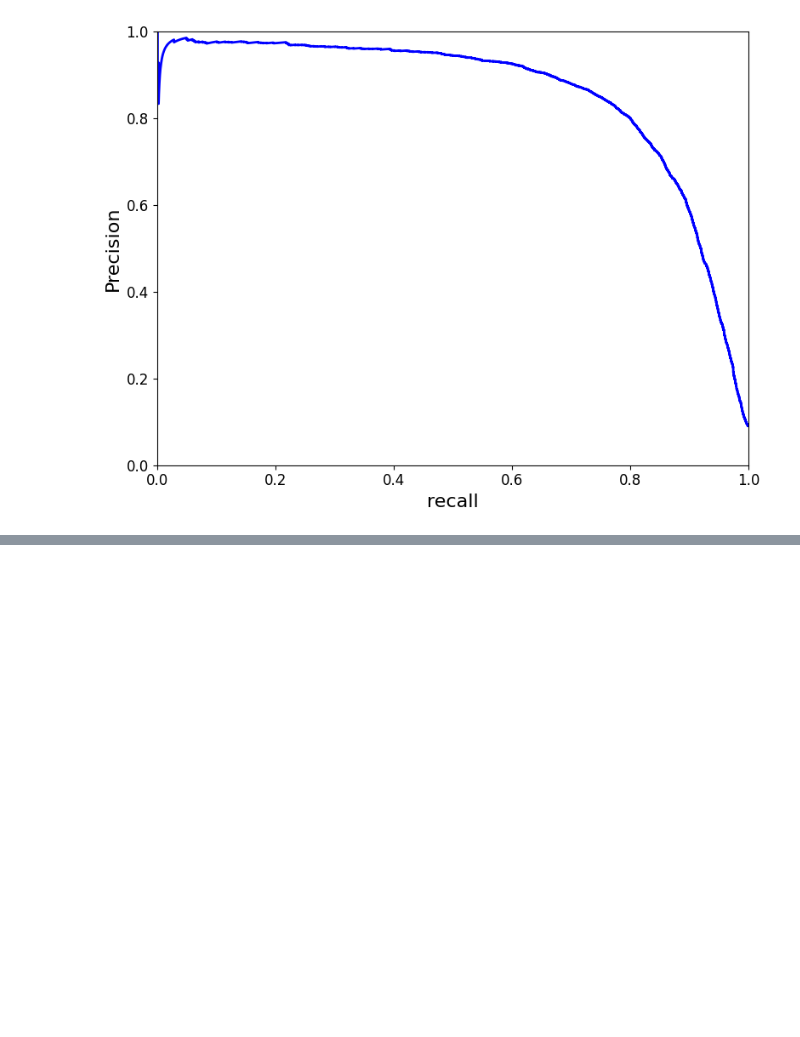
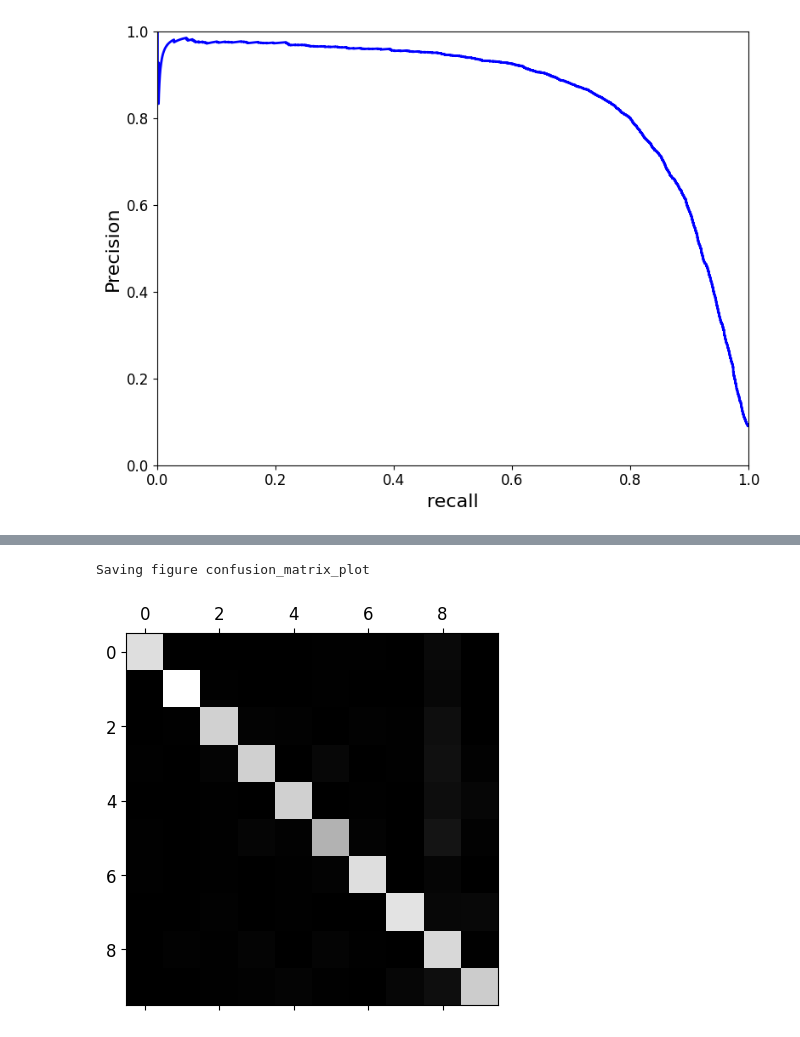
Before and after one commit to souravbhunia07/Machine_Learning, a Jupyter notebook: Hands On Machine Learning with Scikit Learn and TensorFlow codes/3.Classification/Classification.ipynb, the cells around one changed output, grey strips where cells are left out. Cells and saved outputs as stored; diff of their text form; code cells hidden in the pictures; blank space fills up the shorter version.

Commit message:
completed classification

```diff
--- a/Hands On Machine Learning with Scikit Learn and TensorFlow codes/3.Classification/Classification.ipynb
+++ b/Hands On Machine Learning with Scikit Learn and TensorFlow codes/3.Classification/Classification.ipynb
@@ -346,0 +429,5 @@ Saving figure Precisions_vs_recall_plot
+# %%
+from sklearn.multiclass import OneVsOneClassifier
+ovo_clf = OneVsOneClassifier(SGDClassifier(random_state=42))
+ovo_clf.fit(x_train, y_train)
+ovo_clf.predict([some_digit])
@@ -346,0 +441,3 @@ Saving figure Precisions_vs_recall_plot
+# %%
+forest_clf.fit(x_train, y_train)
+forest_clf.predict([some_digit])
@@ -346,0 +454,6 @@ Saving figure Precisions_vs_recall_plot
+# %%
+# Scaling
+from sklearn.preprocessing import StandardScaler # is used for standardizing (scaling) features by removing the mean and scaling to unit variance.
+scalar = StandardScaler()
+x_train_scaled = scalar.fit_transform(x_train.astype(np.float64)) # The fit_transform method first computes the mean and standard deviation of each feature in the training data and then scales the features based on these computed statistics. The .astype(np.float64) ensures that the data is in the float64 format, which is the format that the scaler expects.
+cross_val_score(sgd_clf, x_train_scaled, y_train, cv=3, scoring="accuracy")
@@ -346,0 +462,7 @@ Saving figure Precisions_vs_recall_plot
+# %%
+# Error Analysis
+y_train_pred = cross_val_predict(sgd_clf, x_train_scaled, y_train, cv=3)
+conf_mx = confusion_matrix(y_train, y_train_pred) #  A confusion matrix is a table that is often used to describe the performance of a classification model. It shows the counts of True Positive, False Positive, True Negative, and False Negative predictions made by the model.
+conf_mx
+# y_train: The true target labels for the training data.
+#y_train_pred: The predicted target labels for the training data obtained from the cross-validation predictions.
@@ -346,0 +487,7 @@ Saving figure Precisions_vs_recall_plot
+# %%
+plt.matshow(conf_mx, cmap=plt.cm.gray)
+save_fig("confusion_matrix_plot", tight_layout=False)
+plt.show()
+# %% [output]
+Saving figure confusion_matrix_plot
+[figure, added]
```
Also changed, not shown: parts of 40 cells of this notebook, 10 other files.
